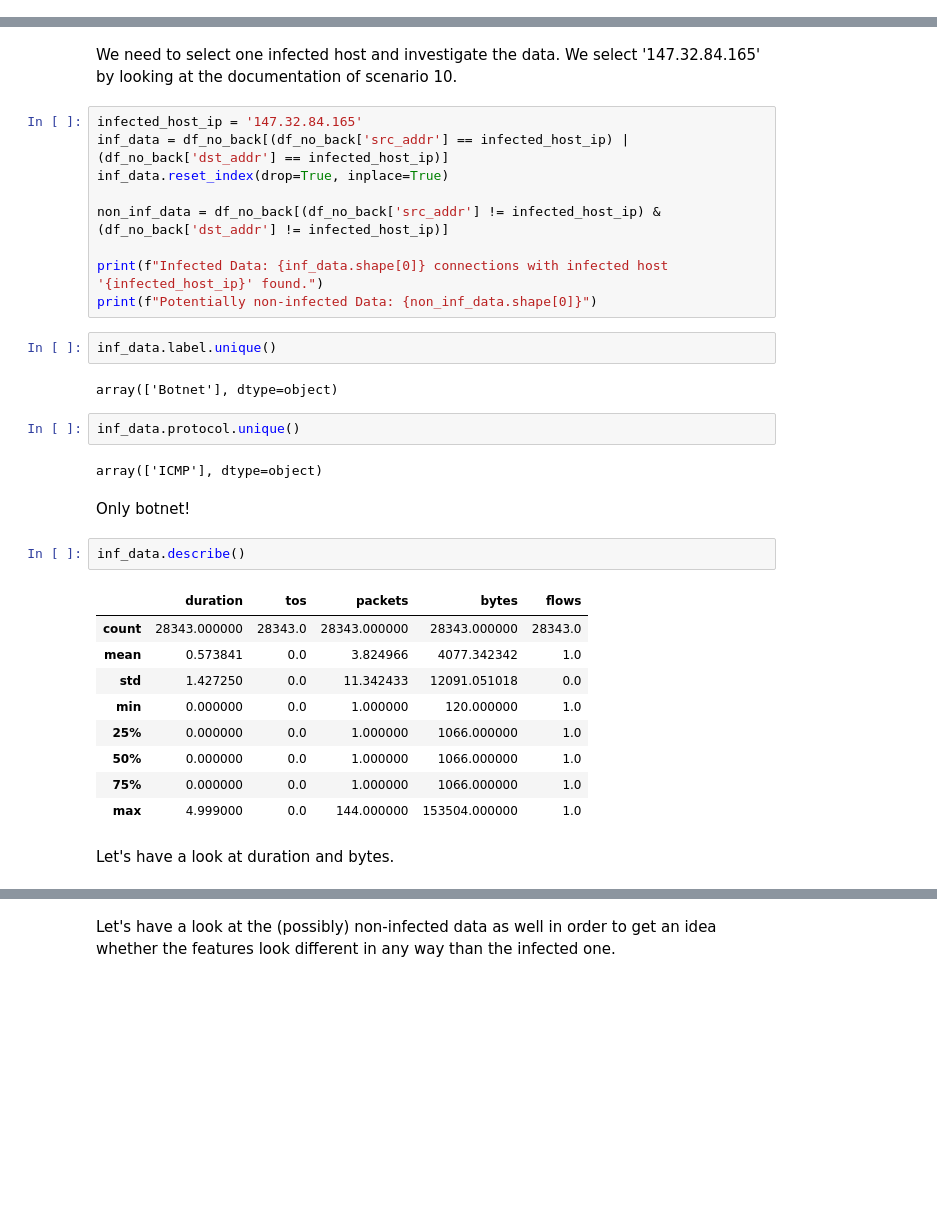
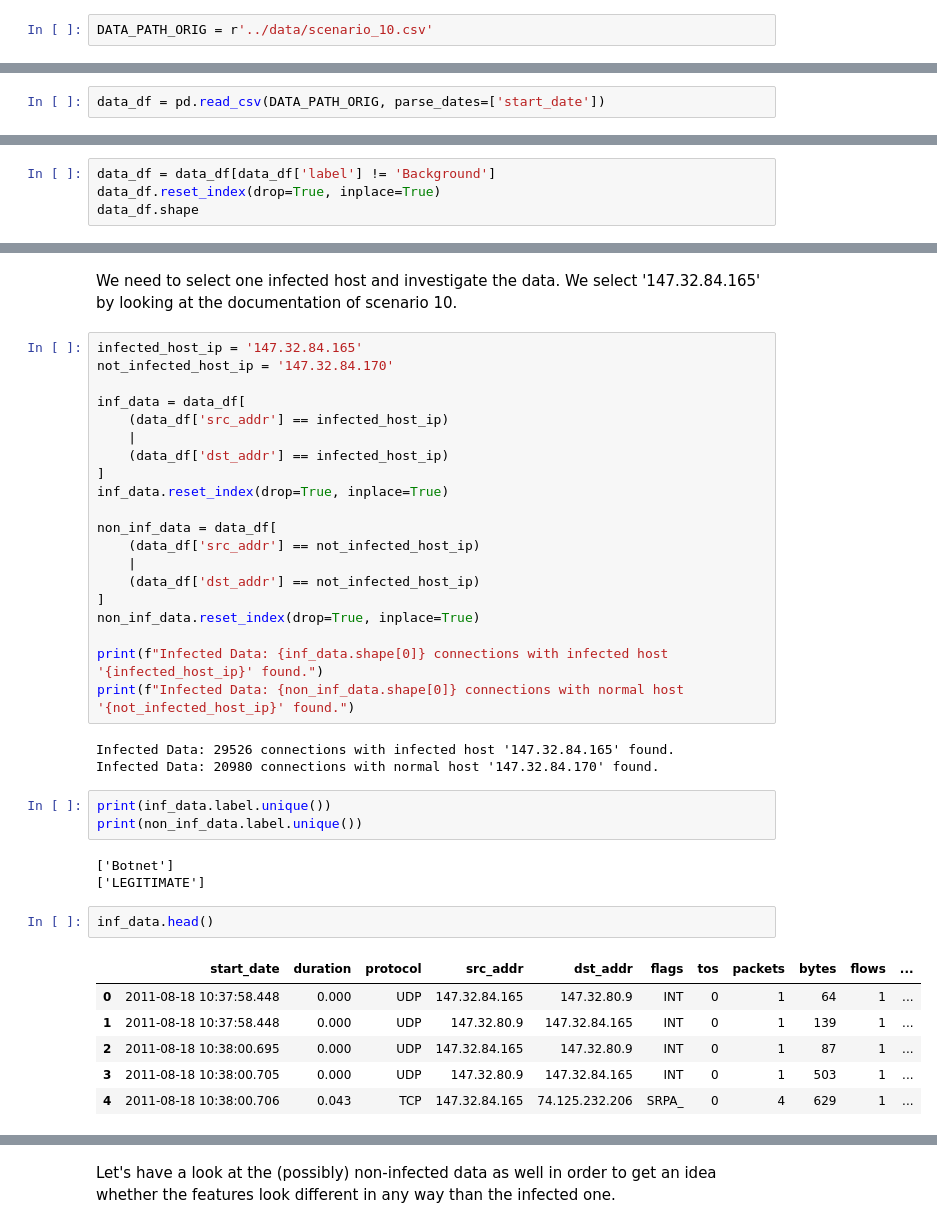
Before and after one commit to benhe119/Cyber-data-analytics_TUDelft, a Jupyter notebook: lab3/notebooks/Flow_data_discretization_task.ipynb, the cells around one changed output, grey strips where cells are left out. Cells and saved outputs as stored; diff of their text form; blank space fills up the shorter version.

```diff
--- a/lab3/notebooks/Flow_data_discretization_task.ipynb
+++ b/lab3/notebooks/Flow_data_discretization_task.ipynb
@@ -25,0 +14,2 @@ It takes quite a few minutes, so run it only if you don't have the processed fil
+# %%
+DATA_PATH_ORIG = r'../data/scenario_10.csv'
@@ -75,0 +20,2 @@ df.head()
+# %%
+data_df = pd.read_csv(DATA_PATH_ORIG, parse_dates=['start_date'])
@@ -79,0 +43,4 @@ df['label'].unique()
+# %%
+data_df = data_df[data_df['label'] != 'Background']
+data_df.reset_index(drop=True, inplace=True)
+data_df.shape
@@ -87,36 +64,41 @@ df_no_back = df[df['label'] != 'Background']
 We need to select one infected host and investigate the data. We select '147.32.84.165' by looking at the documentation of scenario 10.
 # %%
 infected_host_ip = '147.32.84.165'
-inf_data = df_no_back[(df_no_back['src_addr'] == infected_host_ip) | (df_no_back['dst_addr'] == infected_host_ip)]
+not_infected_host_ip = '147.32.84.170'
+
+inf_data = data_df[
+    (data_df['src_addr'] == infected_host_ip)
+    |
+    (data_df['dst_addr'] == infected_host_ip)
+]
 inf_data.reset_index(drop=True, inplace=True)
 
-non_inf_data = df_no_back[(df_no_back['src_addr'] != infected_host_ip) & (df_no_back['dst_addr'] != infected_host_ip)]
+non_inf_data = data_df[
+    (data_df['src_addr'] == not_infected_host_ip)
+    |
+    (data_df['dst_addr'] == not_infected_host_ip)
+]
+non_inf_data.reset_index(drop=True, inplace=True)
 
 print(f"Infected Data: {inf_data.shape[0]} connections with infected host '{infected_host_ip}' found.")
-print(f"Potentially non-infected Data: {non_inf_data.shape[0]}")
+print(f"Infected Data: {non_inf_data.shape[0]} connections with normal host '{not_infected_host_ip}' found.")
+# %% [output]
+Infected Data: 29526 connections with infected host '147.32.84.165' found.
+Infected Data: 20980 connections with normal host '147.32.84.170' found.
-# %%
-inf_data.label.unique()
-# %% [output]
-array(['Botnet'], dtype=object)
-# %%
-inf_data.protocol.unique()
-# %% [output]
-array(['ICMP'], dtype=object)
-# %% [markdown]
-Only botnet!
+# %%
+print(inf_data.label.unique())
+print(non_inf_data.label.unique())
+# %% [output]
+['Botnet']
+['LEGITIMATE']
 # %%
-inf_data.describe()
+inf_data.head()
 # %% [output]
-|  | duration | tos | packets | bytes | flows |
-| count | 28343.000000 | 28343.0 | 28343.000000 | 28343.000000 | 28343.0 |
-| mean | 0.573841 | 0.0 | 3.824966 | 4077.342342 | 1.0 |
-| std | 1.427250 | 0.0 | 11.342433 | 12091.051018 | 0.0 |
-| min | 0.000000 | 0.0 | 1.000000 | 120.000000 | 1.0 |
-| 25% | 0.000000 | 0.0 | 1.000000 | 1066.000000 | 1.0 |
-| 50% | 0.000000 | 0.0 | 1.000000 | 1066.000000 | 1.0 |
-| 75% | 0.000000 | 0.0 | 1.000000 | 1066.000000 | 1.0 |
-| max | 4.999000 | 0.0 | 144.000000 | 153504.000000 | 1.0 |
+|  | start_date | duration | protocol | src_addr | dst_addr | flags | tos | packets | bytes | flows | ... |
+| 0 | 2011-08-18 10:37:58.448 | 0.000 | UDP | 147.32.84.165 | 147.32.80.9 | INT | 0 | 1 | 64 | 1 | ... |
+| 1 | 2011-08-18 10:37:58.448 | 0.000 | UDP | 147.32.80.9 | 147.32.84.165 | INT | 0 | 1 | 139 | 1 | ... |
+| 2 | 2011-08-18 10:38:00.695 | 0.000 | UDP | 147.32.84.165 | 147.32.80.9 | INT | 0 | 1 | 87 | 1 | ... |
+| 3 | 2011-08-18 10:38:00.705 | 0.000 | UDP | 147.32.80.9 | 147.32.84.165 | INT | 0 | 1 | 503 | 1 | ... |
+| 4 | 2011-08-18 10:38:00.706 | 0.043 | TCP | 147.32.84.165 | 74.125.232.206 | SRPA_ | 0 | 4 | 629 | 1 | ... |
-# %% [markdown]
-Let's have a look at duration and bytes.
 # %%
 inf_data['delta'] = (inf_data['start_date']-inf_data['start_date'].shift()).fillna(0).values.astype(np.int64) // 10 ** 6
```
Also changed, not shown: parts of 67 cells of this notebook, 1 other file.
